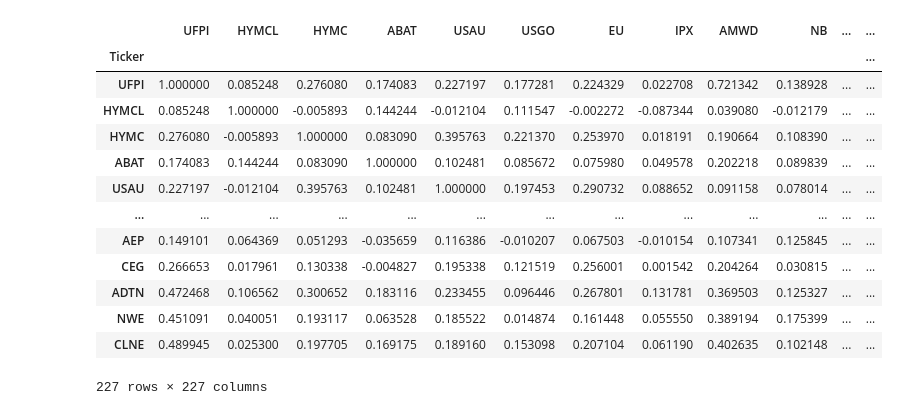
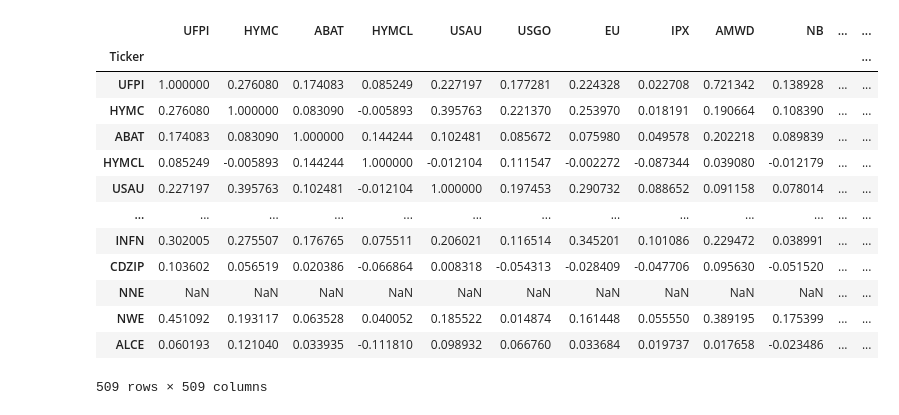
Before and after one commit to AHY123/Stock_Data_Network, a Jupyter notebook: force_directed_data.ipynb, the cells around one changed output. Cells and saved outputs as stored; diff of their text form; code cells hidden in the pictures.

Commit message:
data update

```diff
--- a/force_directed_data.ipynb
+++ b/force_directed_data.ipynb
@@ -3,21 +3,21 @@ import pandas as pd
 import numpy as np
 import plotly.express as px
 # %%
-matrix = pd.read_csv('data/pearson_matrix_2024-01-01_2025-01-01_top20.csv').set_index('Ticker')
+matrix = pd.read_csv('data/pearson_matrix_2024-01-01_2025-01-01_top50.csv').set_index('Ticker')
 matrix
 # %% [output]
-|  | UFPI | HYMCL | HYMC | ABAT | USAU | USGO | EU | IPX | AMWD | NB | ... | ... |
+|  | UFPI | HYMC | ABAT | HYMCL | USAU | USGO | EU | IPX | AMWD | NB | ... | ... |
 | Ticker |  |  |  |  |  |  |  |  |  |  |  | ... |
-| UFPI | 1.000000 | 0.085248 | 0.276080 | 0.174083 | 0.227197 | 0.177281 | 0.224329 | 0.022708 | 0.721342 | 0.138928 | ... | ... |
-| HYMCL | 0.085248 | 1.000000 | -0.005893 | 0.144244 | -0.012104 | 0.111547 | -0.002272 | -0.087344 | 0.039080 | -0.012179 | ... | ... |
-| HYMC | 0.276080 | -0.005893 | 1.000000 | 0.083090 | 0.395763 | 0.221370 | 0.253970 | 0.018191 | 0.190664 | 0.108390 | ... | ... |
-| ABAT | 0.174083 | 0.144244 | 0.083090 | 1.000000 | 0.102481 | 0.085672 | 0.075980 | 0.049578 | 0.202218 | 0.089839 | ... | ... |
-| USAU | 0.227197 | -0.012104 | 0.395763 | 0.102481 | 1.000000 | 0.197453 | 0.290732 | 0.088652 | 0.091158 | 0.078014 | ... | ... |
+| UFPI | 1.000000 | 0.276080 | 0.174083 | 0.085249 | 0.227197 | 0.177281 | 0.224328 | 0.022708 | 0.721342 | 0.138928 | ... | ... |
+| HYMC | 0.276080 | 1.000000 | 0.083090 | -0.005893 | 0.395763 | 0.221370 | 0.253970 | 0.018191 | 0.190664 | 0.108390 | ... | ... |
+| ABAT | 0.174083 | 0.083090 | 1.000000 | 0.144244 | 0.102481 | 0.085672 | 0.075980 | 0.049578 | 0.202218 | 0.089839 | ... | ... |
+| HYMCL | 0.085249 | -0.005893 | 0.144244 | 1.000000 | -0.012104 | 0.111547 | -0.002272 | -0.087344 | 0.039080 | -0.012179 | ... | ... |
+| USAU | 0.227197 | 0.395763 | 0.102481 | -0.012104 | 1.000000 | 0.197453 | 0.290732 | 0.088652 | 0.091158 | 0.078014 | ... | ... |
 | ... | ... | ... | ... | ... | ... | ... | ... | ... | ... | ... | ... | ... |
-| AEP | 0.149101 | 0.064369 | 0.051293 | -0.035659 | 0.116386 | -0.010207 | 0.067503 | -0.010154 | 0.107341 | 0.125845 | ... | ... |
-| CEG | 0.266653 | 0.017961 | 0.130338 | -0.004827 | 0.195338 | 0.121519 | 0.256001 | 0.001542 | 0.204264 | 0.030815 | ... | ... |
-| ADTN | 0.472468 | 0.106562 | 0.300652 | 0.183116 | 0.233455 | 0.096446 | 0.267801 | 0.131781 | 0.369503 | 0.125327 | ... | ... |
-| NWE | 0.451091 | 0.040051 | 0.193117 | 0.063528 | 0.185522 | 0.014874 | 0.161448 | 0.055550 | 0.389194 | 0.175399 | ... | ... |
-| CLNE | 0.489945 | 0.025300 | 0.197705 | 0.169175 | 0.189160 | 0.153098 | 0.207104 | 0.061190 | 0.402635 | 0.102148 | ... | ... |
+| INFN | 0.302005 | 0.275507 | 0.176765 | 0.075511 | 0.206021 | 0.116514 | 0.345201 | 0.101086 | 0.229472 | 0.038991 | ... | ... |
+| CDZIP | 0.103602 | 0.056519 | 0.020386 | -0.066864 | 0.008318 | -0.054313 | -0.028409 | -0.047706 | 0.095630 | -0.051520 | ... | ... |
+| NNE | NaN | NaN | NaN | NaN | NaN | NaN | NaN | NaN | NaN | NaN | ... | ... |
+| NWE | 0.451092 | 0.193117 | 0.063528 | 0.040052 | 0.185522 | 0.014874 | 0.161448 | 0.055550 | 0.389195 | 0.175399 | ... | ... |
+| ALCE | 0.060193 | 0.121040 | 0.033935 | -0.111810 | 0.098932 | 0.066760 | 0.033684 | 0.019737 | 0.017658 | -0.023486 | ... | ... |
-227 rows × 227 columns
+509 rows × 509 columns
 # %%
```
Also changed, not shown: parts of 3 cells of this notebook, 18 other files.
